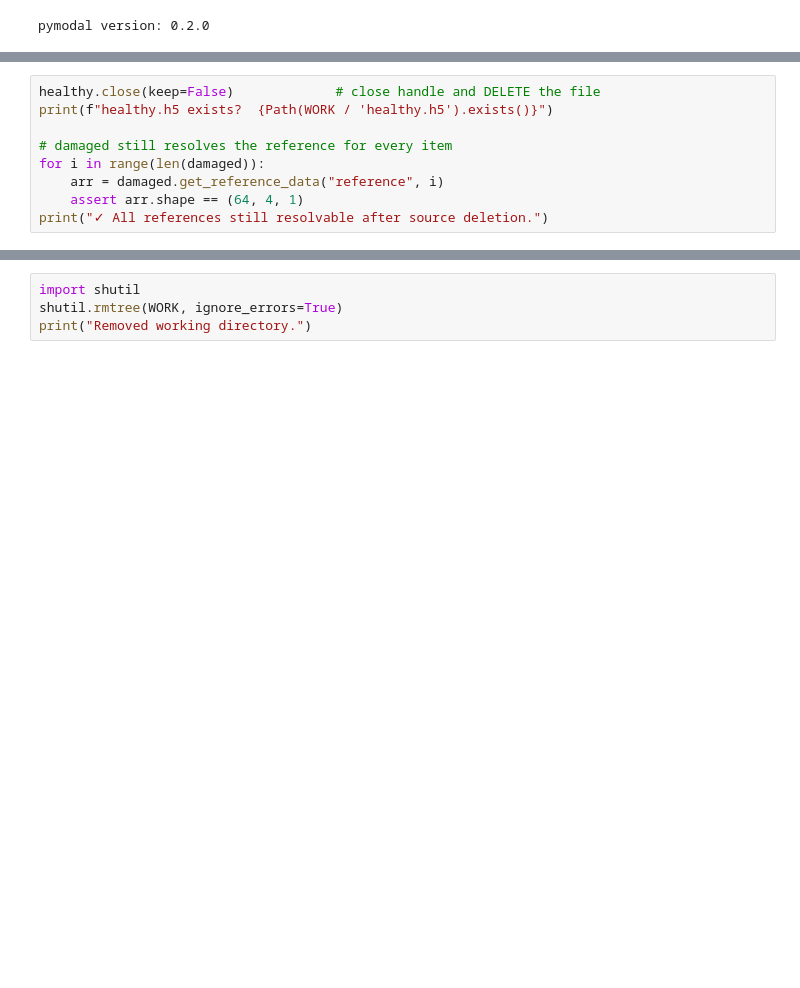
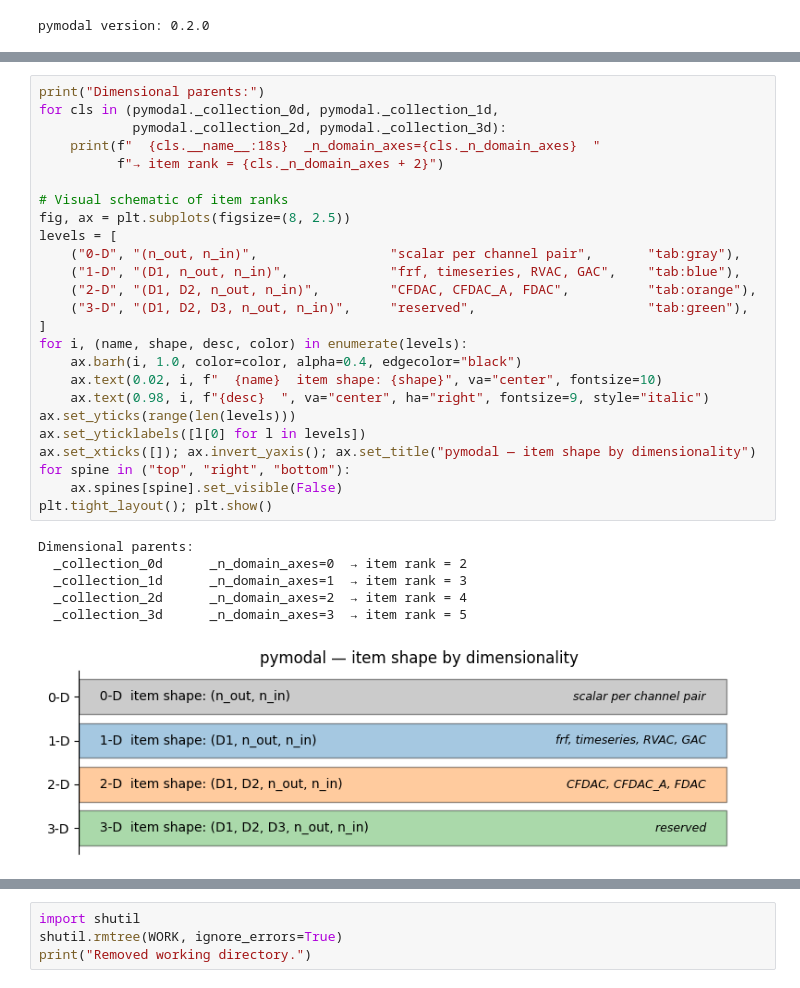
Before and after one commit to grcarmenaty/pymodal, a Jupyter notebook: architecture.ipynb, the cells around one changed output, grey strips where cells are left out. Drawn from its saved outputs; the diff is of its cells as text; blank space fills up the shorter version.

```diff
--- a/architecture.ipynb
+++ b/architecture.ipynb
@@ -237,9 +57,0 @@ Embed-by-copy means we can delete the original `healthy.h5` file and the
-# %%
-healthy.close(keep=False)             # close handle and DELETE the file
-print(f"healthy.h5 exists?  {Path(WORK / 'healthy.h5').exists()}")
-
-# damaged still resolves the reference for every item
-for i in range(len(damaged)):
-    arr = damaged.get_reference_data("reference", i)
-    assert arr.shape == (64, 4, 1)
-print("✓ All references still resolvable after source deletion.")
@@ -392,0 +65,32 @@ sci            DataLoader batch: x.shape=(2, 1, 1)  y=[1, 2]
+# %%
+print("Dimensional parents:")
+for cls in (pymodal._collection_0d, pymodal._collection_1d,
+            pymodal._collection_2d, pymodal._collection_3d):
+    print(f"  {cls.__name__:18s}  _n_domain_axes={cls._n_domain_axes}  "
+          f"→ item rank = {cls._n_domain_axes + 2}")
+
+# Visual schematic of item ranks
+fig, ax = plt.subplots(figsize=(8, 2.5))
+levels = [
+    ("0-D", "(n_out, n_in)",                 "scalar per channel pair",       "tab:gray"),
+    ("1-D", "(D1, n_out, n_in)",             "frf, timeseries, RVAC, GAC",    "tab:blue"),
+    ("2-D", "(D1, D2, n_out, n_in)",         "CFDAC, CFDAC_A, FDAC",          "tab:orange"),
+    ("3-D", "(D1, D2, D3, n_out, n_in)",     "reserved",                      "tab:green"),
+]
+for i, (name, shape, desc, color) in enumerate(levels):
+    ax.barh(i, 1.0, color=color, alpha=0.4, edgecolor="black")
+    ax.text(0.02, i, f"  {name}  item shape: {shape}", va="center", fontsize=10)
+    ax.text(0.98, i, f"{desc}  ", va="center", ha="right", fontsize=9, style="italic")
+ax.set_yticks(range(len(levels)))
+ax.set_yticklabels([l[0] for l in levels])
+ax.set_xticks([]); ax.invert_yaxis(); ax.set_title("pymodal — item shape by dimensionality")
+for spine in ("top", "right", "bottom"):
+    ax.spines[spine].set_visible(False)
+plt.tight_layout(); plt.show()
+# %% [output]
+Dimensional parents:
+  _collection_0d      _n_domain_axes=0  → item rank = 2
+  _collection_1d      _n_domain_axes=1  → item rank = 3
+  _collection_2d      _n_domain_axes=2  → item rank = 4
+  _collection_3d      _n_domain_axes=3  → item rank = 5
+[figure, added]
```
Also changed, not shown: parts of 51 cells of this notebook, 1 other file.
